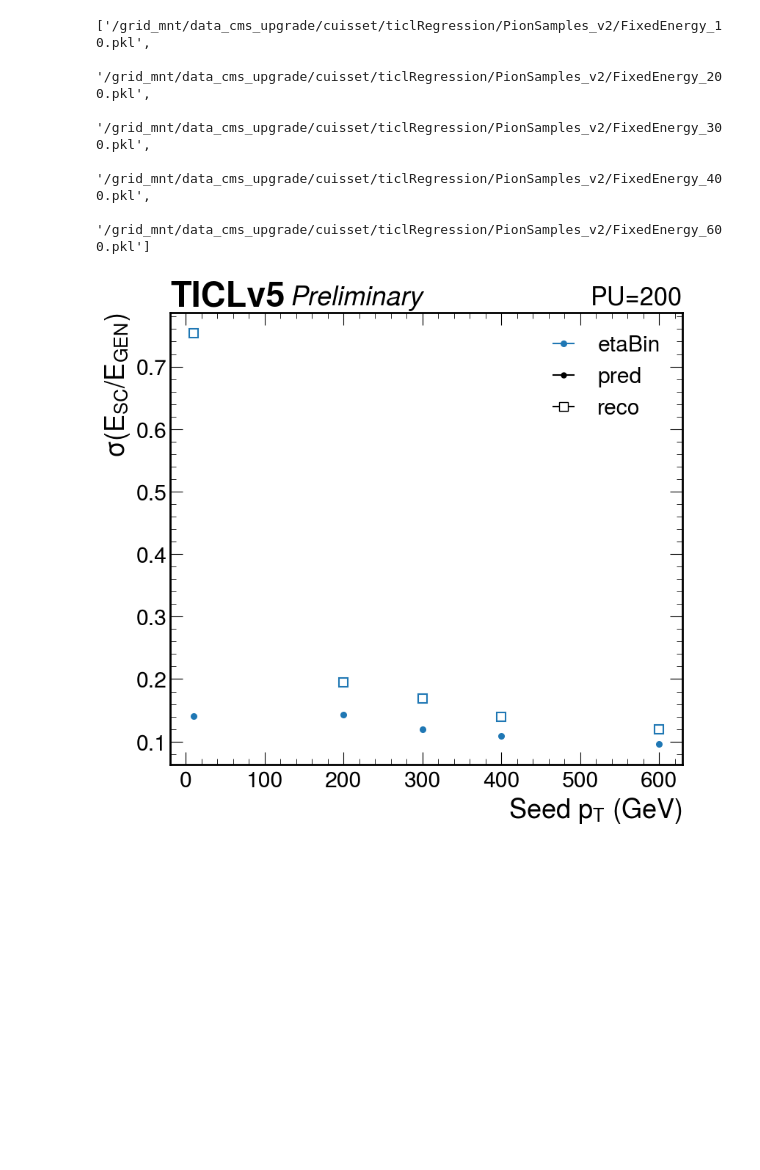
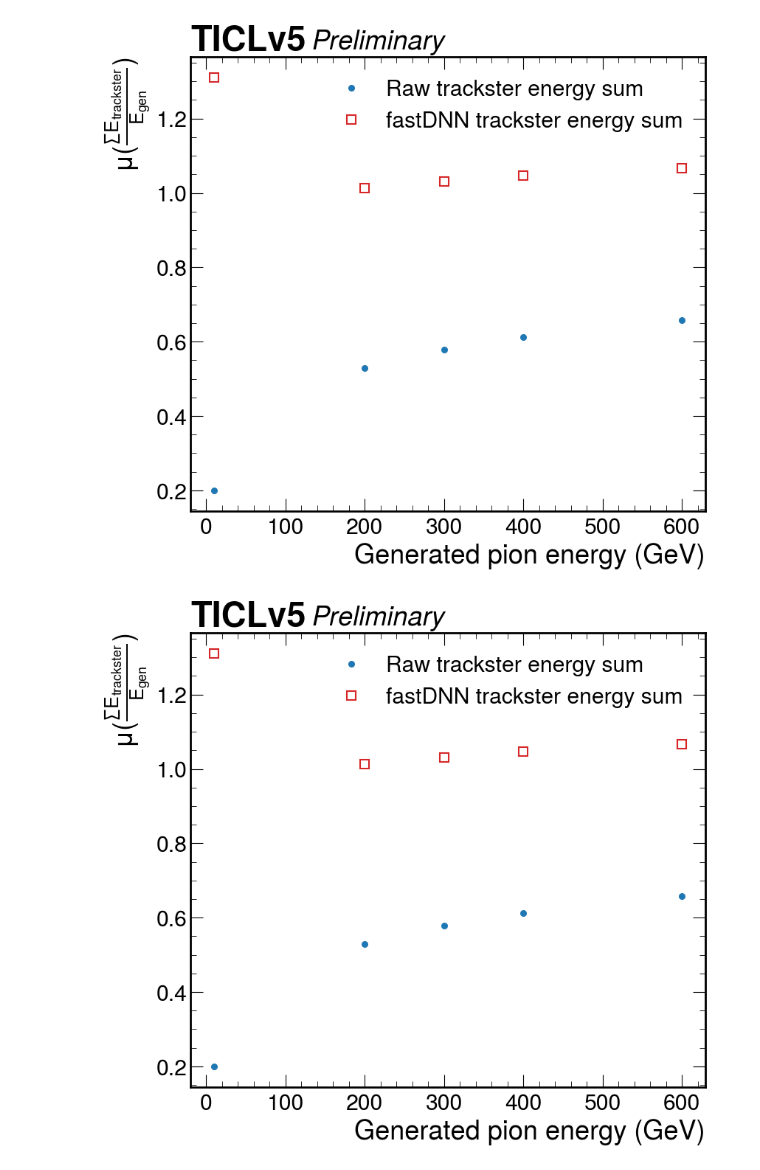
Before and after one commit to tcuisset/hgcalFastTracksterRegression, a Jupyter notebook: dnn/resolution_plot.ipynb, the cells around one changed output. Drawn from its saved outputs; the diff is of its cells as text; code cells hidden in the pictures; blank space fills up the shorter version.

Commit message:
Latest models

```diff
--- a/dnn/resolution_plot.ipynb
+++ b/dnn/resolution_plot.ipynb
@@ -16,19 +16,17 @@ from dnn.torch_dataset import *
 from dnn.training import *
 from dnn.validation import *
 from dnn.fit import fitCruijff, CruijffFitResult
-# %%
-input_files = glob.glob("/grid_mnt/data_cms_upgrade/cuisset/ticlRegression/PionSamples_v2/FixedEnergy_*.pkl")
-input_samples = [AkSampleLoader.loadFromPickle(inputFile) for inputFile in input_files]
-input_files
-# %% [output]
-['/grid_mnt/data_cms_upgrade/cuisset/ticlRegression/PionSamples_v2/FixedEnergy_10.pkl',
- '/grid_mnt/data_cms_upgrade/cuisset/ticlRegression/PionSamples_v2/FixedEnergy_200.pkl',
- '/grid_mnt/data_cms_upgrade/cuisset/ticlRegression/PionSamples_v2/FixedEnergy_300.pkl',
- '/grid_mnt/data_cms_upgrade/cuisset/ticlRegression/PionSamples_v2/FixedEnergy_400.pkl',
- '/grid_mnt/data_cms_upgrade/cuisset/ticlRegression/PionSamples_v2/FixedEnergy_600.pkl']
+# %%
+input_test_perEnergy = {
+    10 : '/grid_mnt/data_cms_upgrade/cuisset/ticlRegression/PionSamples_v2/FixedEnergy_10.pkl',
+ 200 : '/grid_mnt/data_cms_upgrade/cuisset/ticlRegression/PionSamples_v2/FixedEnergy_200.pkl',
+ 300 : '/grid_mnt/data_cms_upgrade/cuisset/ticlRegression/PionSamples_v2/FixedEnergy_300.pkl',
+ 400: '/grid_mnt/data_cms_upgrade/cuisset/ticlRegression/PionSamples_v2/FixedEnergy_400.pkl',
+ 600 : '/grid_mnt/data_cms_upgrade/cuisset/ticlRegression/PionSamples_v2/FixedEnergy_600.pkl'}
+input_samples = {energy : AkSampleLoader.loadFromPickle(inputFile) for energy, inputFile in input_test_perEnergy.items()}
 # %%
 from dnn.model import *
-hists = [inferenceOnSavedModel("/grid_mnt/data_cms_upgrade/cuisset/ticlRegression/models/v6/largeDNN/model.pt", LargeDNN(len(features["feat-v2"])), input, feature_version="feat-v2", fixedEnergySample=True) for input in input_samples]
+hists = {energy : inferenceOnSavedModel("/grid_mnt/data_cms_upgrade/cuisset/ticlRegression/models/v6/largeDNN/model.pt", LargeDNN(len(features["feat-v2"])), input, feature_version="feat-v2", fixedEnergySample=True) for energy, input in input_samples.items()}
 # %%
-fit_results_pred = [fitCruijff(hists_en["h_pred_tot_over_cp"]) for hists_en in hists]
-fit_results_reco = [fitCruijff(hists_en["h_reco_tot_over_cp"]) for hists_en in hists]
+fit_results_pred = {energy: fitCruijff(hists_en["h_pred_tot_over_cp"]) for energy, hists_en in hists.items()}
+fit_results_reco = {energy: fitCruijff(hists_en["h_reco_tot_over_cp"]) for energy, hists_en in hists.items()}
@@ -81,4 +32,0 @@ def plotResolution(fitRes:dict[str, dict[float, CruijffFitResult]], legendLabel:
-# %%
-plotResolution({"pred" : [fit_results_pred], "reco":[fit_results_reco]})
-# %% [output]
-[figure, removed]
@@ -84,0 +35,5 @@ plotResolution({"pred" : [fit_results_pred], "reco":[fit_results_reco]})
+# %%
+plotResolution({ "reco":fit_results_reco, "pred" : fit_results_pred}, legendLabel=dict(reco="Raw trackster energy sum", pred="fastDNN trackster energy sum"), plotMode="mu")
+# %% [output]
+[figure, added]
+[figure, added]
```
Also changed, not shown: parts of 2 cells of this notebook, 14 other files.
